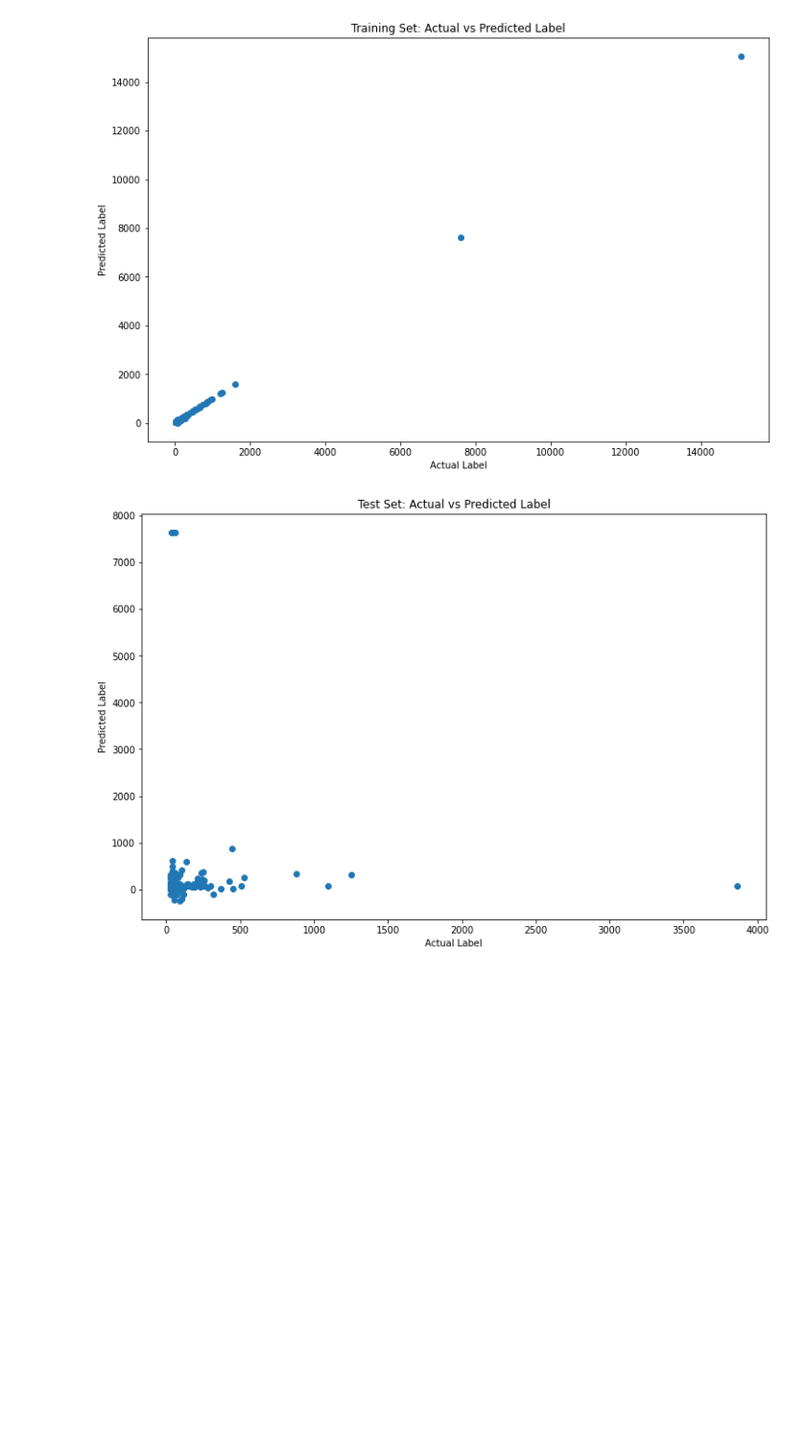
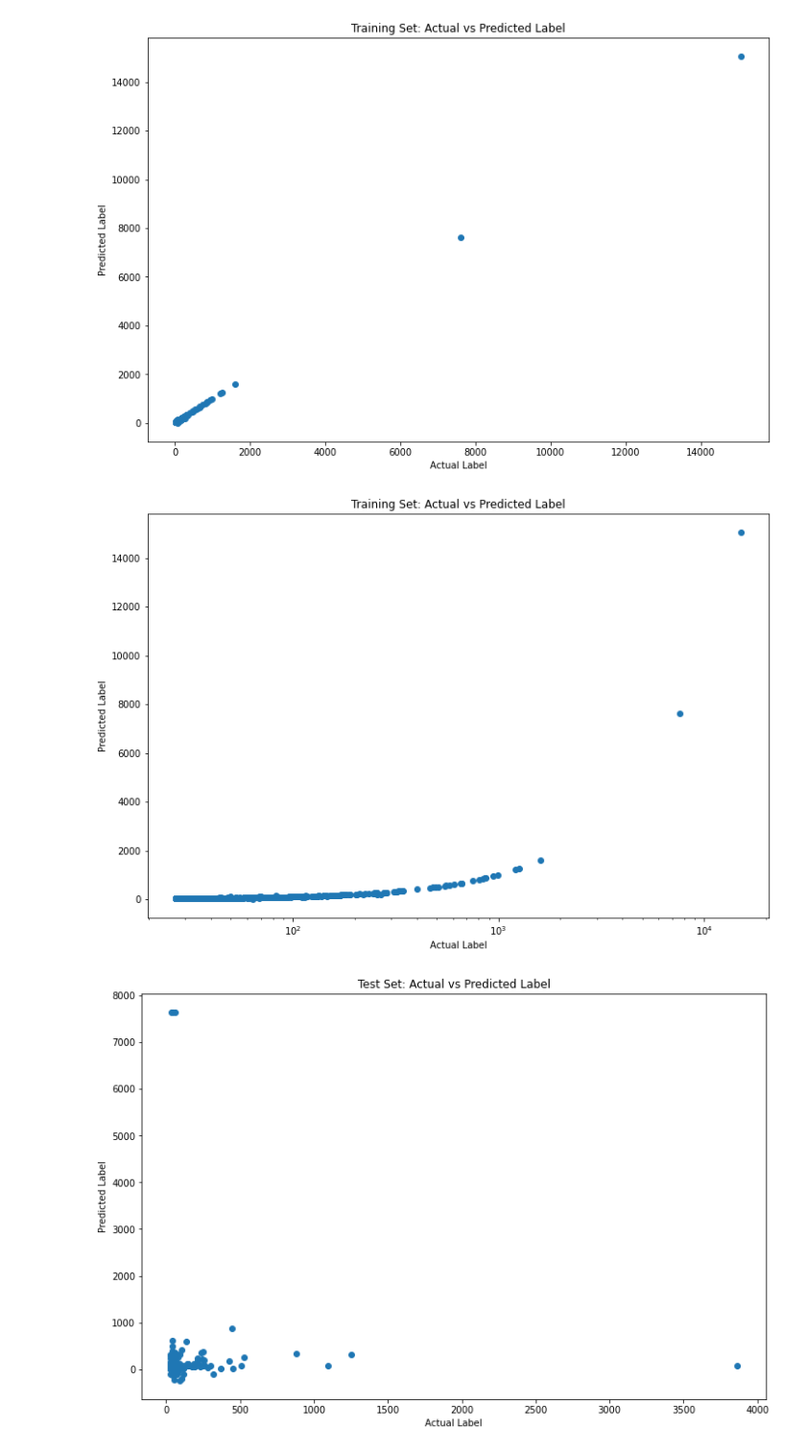
Before and after one commit to clay-jones/datamining_project, a Jupyter notebook: Title_Based_Download_Prediction.ipynb, the cells around one changed output. Shown at 96% size. Cells and saved outputs as stored; diff of their text form; code cells hidden in the pictures; blank space fills up the shorter version.

```diff
--- a/Title_Based_Download_Prediction.ipynb
+++ b/Title_Based_Download_Prediction.ipynb
@@ -478,6 +478,18 @@ plt.ylabel('Predicted Label')
 plt.show()
 # %% [output]
 [figure]
+# %%
+#ax.set_yscale('log')
+training_label_prediction = linear_regression_model.predict(train_features)
+plt.figure(figsize=(12,8))
+plt.scatter(train_label, training_label_prediction)
+plt.title('Training Set: Actual vs Predicted Label')
+plt.xlabel('Actual Label')
+plt.ylabel('Predicted Label')
+plt.xscale('log')
+plt.show()
+# %% [output]
+[figure, added]
 # %%
 test_label_prediction = linear_regression_model.predict(test_features)
 plt.figure(figsize=(12,8))
```
Also changed, not shown: parts of 5 cells of this notebook.
